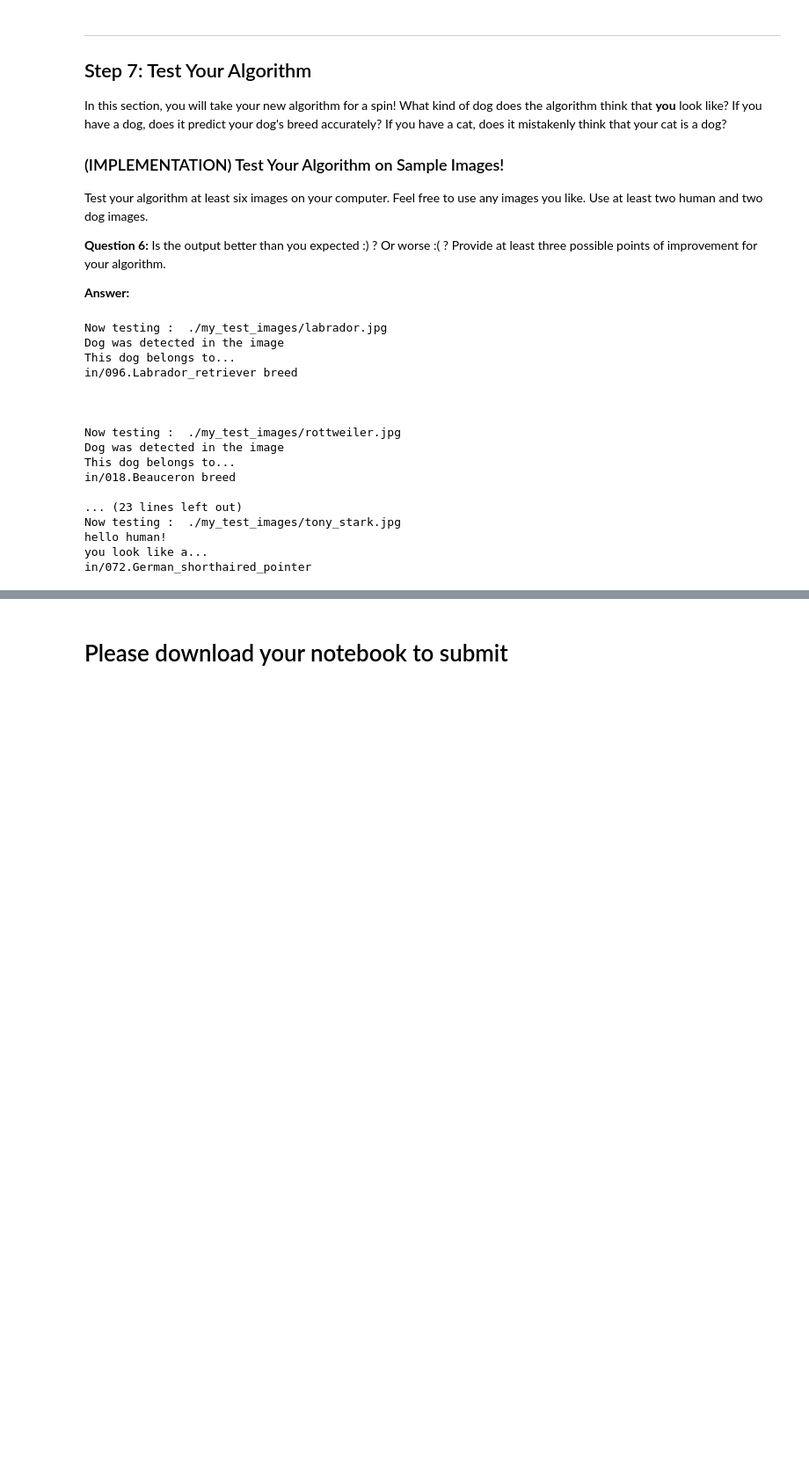
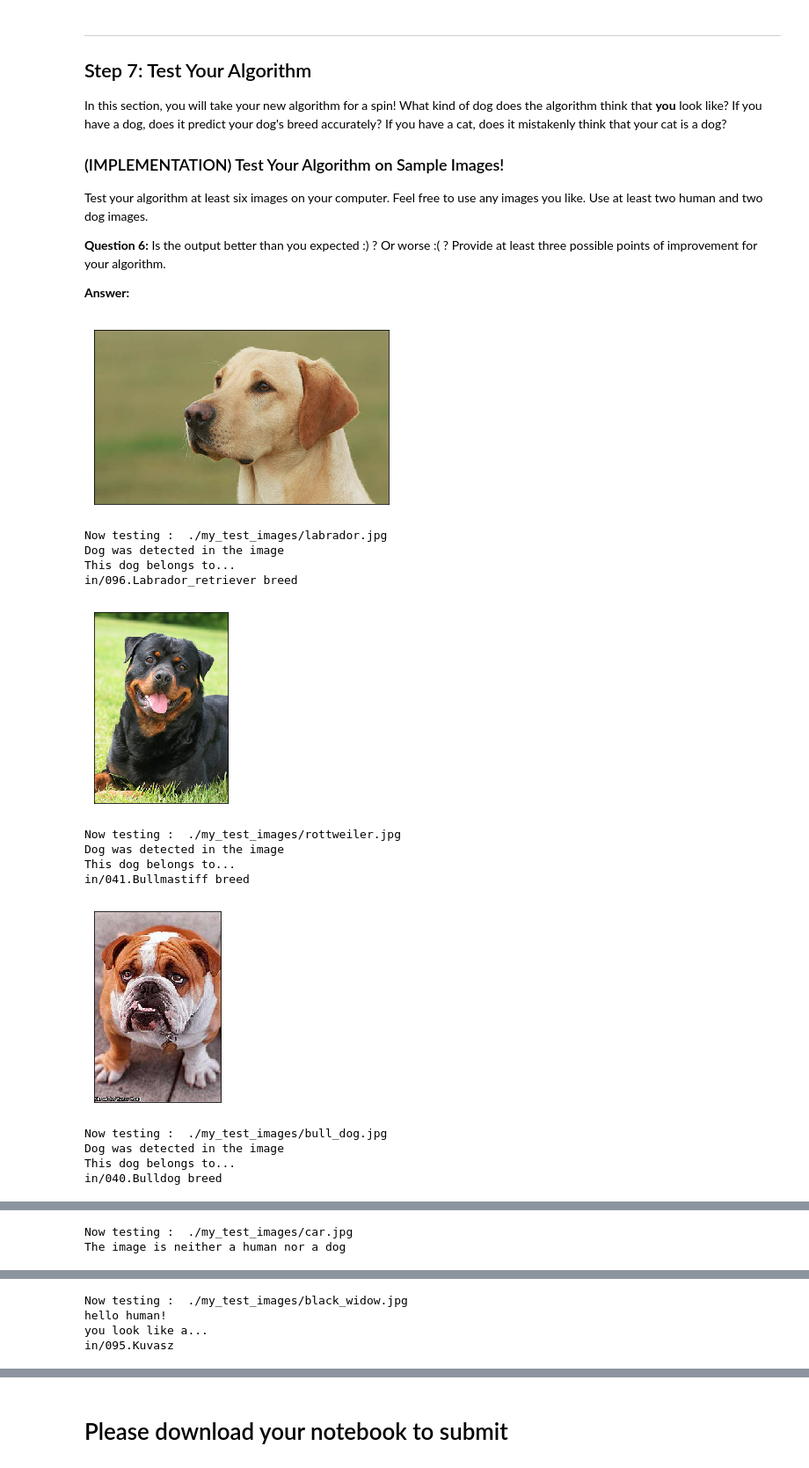
Before and after one commit to shankar75031/ud-nd-dog-breed-classifier-python, a Jupyter notebook: dog_app.ipynb, the cells around one changed output, grey strips where cells are left out. Shown at 88% size. Cells and saved outputs as stored; diff of their text form; code cells hidden in the pictures; blank space fills up the shorter version.

```diff
--- a/dog_app.ipynb
+++ b/dog_app.ipynb
@@ -619,7 +622,6 @@ __Answer:__
 ### DONE: Define your architecture.
 VGG19_model = Sequential()
 VGG19_model.add(GlobalAveragePooling2D(input_shape=train_VGG19.shape[1:]))
-VGG19_model.add(Dense(266, activation='relu'))
 VGG19_model.add(Dense(133, activation='softmax'))
 VGG19_model.summary()
 # %% [output]
@@ -717,0 +718,32 @@ def VGG19_predict_breed(img_path):
+# %%
+bottleneck_features = np.load('/data/bottleneck_features/DogInceptionV3Data.npz')
+train_InceptionV3 = bottleneck_features['train']
+valid_InceptionV3 = bottleneck_features['valid']
+test_InceptionV3 = bottleneck_features['test']
+
+
+InceptionV3_model = Sequential()
+InceptionV3_model.add(GlobalAveragePooling2D(input_shape=train_InceptionV3.shape[1:]))
+InceptionV3_model.add(Dense(133, activation='softmax'))
+InceptionV3_model.summary()
+
+InceptionV3_model.compile(loss='categorical_crossentropy', optimizer='rmsprop', metrics=['accuracy'])
+
+checkpointer = ModelCheckpoint(filepath='saved_models/weights.best.InceptionV3.hdf5',
+                               verbose=1, save_best_only=True)
+InceptionV3_model.fit(train_InceptionV3, train_targets,
+          validation_data=(valid_InceptionV3, valid_targets),
+          epochs=20, batch_size=20, callbacks=[checkpointer], verbose=1)
+
+InceptionV3_model.load_weights('saved_models/weights.best.InceptionV3.hdf5')
+
+InceptionV3_predictions = [np.argmax(InceptionV3_model.predict(np.expand_dims(feature, axis=0))) for feature in test_InceptionV3]
+test_accuracy = 100*np.sum(np.array(InceptionV3_predictions)==np.argmax(test_targets, axis=1))/len(InceptionV3_predictions)
+print('Test accuracy: %.4f%%' % test_accuracy)
+
+from extract_bottleneck_features import *
+
+def InceptionV3_predict_breed(img_path):
+    bottleneck_feature = extract_InceptionV3(path_to_tensor(img_path))
+    predicted_vector = InceptionV3_model.predict(bottleneck_feature)
+    return dog_names[np.argmax(predicted_vector)]
@@ -743,11 +793,13 @@ def image_recognizer(img_path):
     if(face_detector(img_path)):
         print("hello human!")
         print("you look like a...")
-        print(VGG19_predict_breed(img_path))
+        print(InceptionV3_predict_breed(img_path))
     elif(dog_detector(img_path)):
         print("Dog was detected in the image")
         print("This dog belongs to...")
-        print(VGG19_predict_breed(img_path),"breed")
+        print(InceptionV3_predict_breed(img_path),"breed")
+    else:
+        print("The image is neither a human nor a dog")
     print('\n\n')
 # %% [markdown]
 ---
@@ -766,30 +818,34 @@ __Answer:__
 # %%
 ## DONE: Execute your algorithm from Step 6 on
 ## at least 6 images on your computer.
 ## Feel free to use as many code cells as needed.
 import os
 image_paths = os.listdir("./my_test_images")
 image_paths.remove(".ipynb_checkpoints")
 input_image = None
 for image_path in image_paths:
     full_image_path="./my_test_images/" + image_path
+    img = cv2.imread(full_image_path)
+    b,g,r = cv2.split(img)
+    rgb_img = cv2.merge([r,g,b])
+    plt.imshow(rgb_img)
+    plt.xticks([]), plt.yticks([])  # to hide tick values on X and Y axis
+    plt.show()
     print("Now testing : ", full_image_path)
     image_recognizer(full_image_path)
 # %% [output]
+[figure, added]
 Now testing :  ./my_test_images/labrador.jpg
 Dog was detected in the image
 This dog belongs to...
 in/096.Labrador_retriever breed
-
-
-
-Now testing :  ./my_test_images/rottweiler.jpg
-Dog was detected in the image
-This dog belongs to...
-in/018.Beauceron breed
-
-... (23 lines left out)
-Now testing :  ./my_test_images/tony_stark.jpg
-hello human!
-you look like a...
-in/072.German_shorthaired_pointer
+[figure, added]
+Now testing :  ./my_test_images/rottweiler.jpg
+Dog was detected in the image
+This dog belongs to...
+in/041.Bullmastiff breed
+[figure, added]
+Now testing :  ./my_test_images/bull_dog.jpg
+Dog was detected in the image
+This dog belongs to...
+in/040.Bulldog breed
@@ -795,0 +853,2 @@ in/072.German_shorthaired_pointer
+Now testing :  ./my_test_images/car.jpg
+The image is neither a human nor a dog
@@ -795,0 +856,4 @@ in/072.German_shorthaired_pointer
+Now testing :  ./my_test_images/black_widow.jpg
+hello human!
+you look like a...
+in/095.Kuvasz
```
Also changed, not shown: parts of 17 cells of this notebook, 2 other files.
